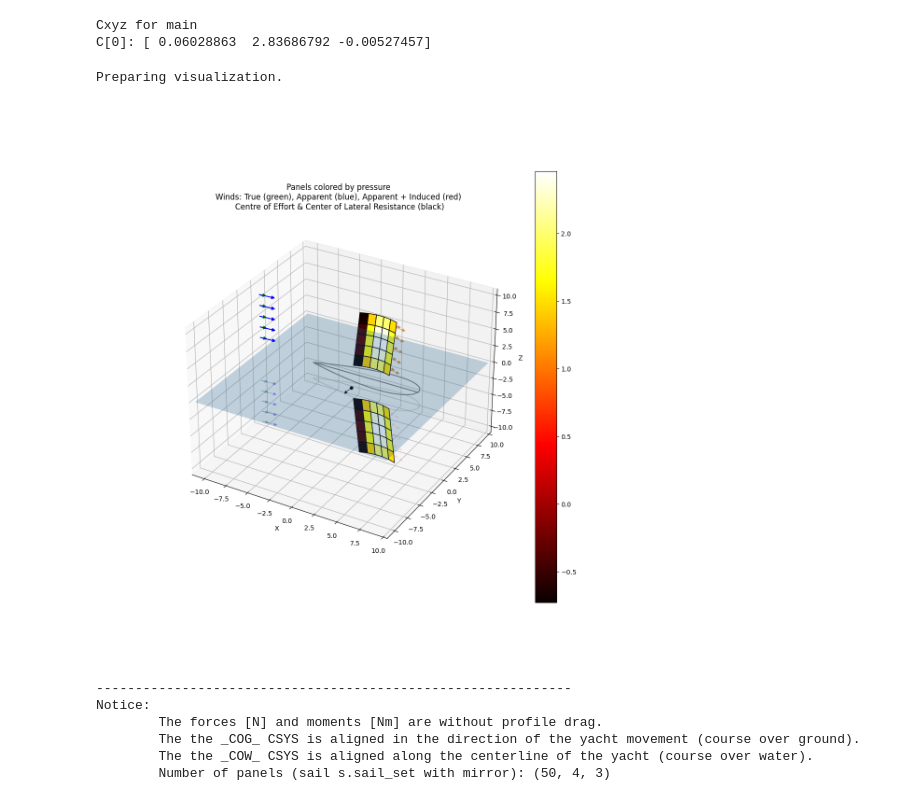
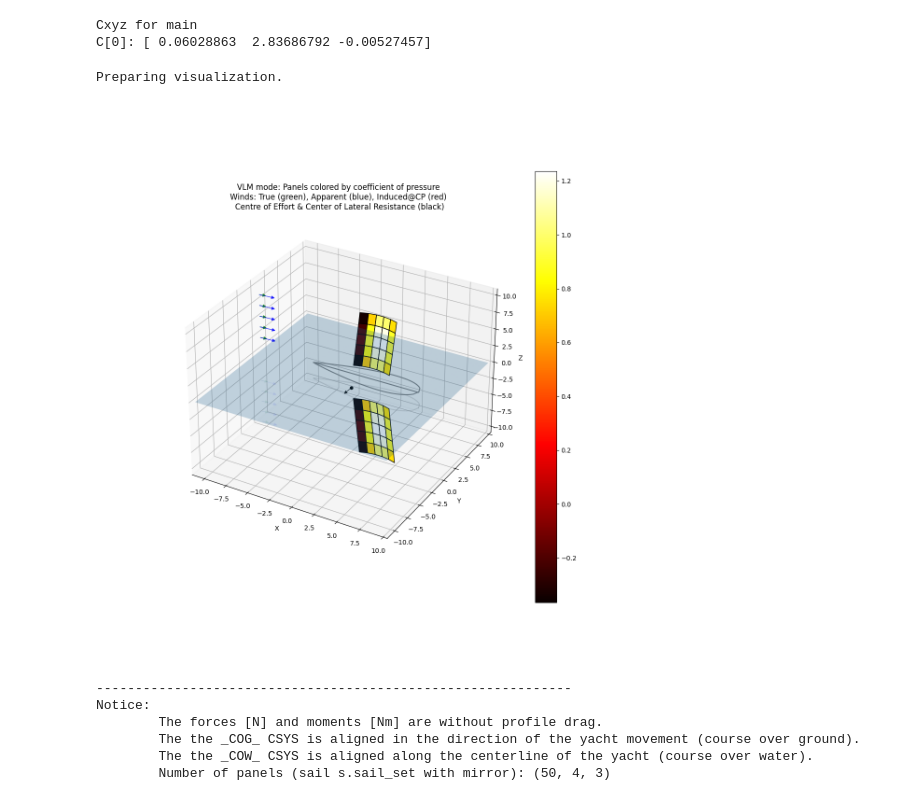
Before and after one commit to orgSailingVLM/pySailingVLM, a Jupyter notebook: pySailingVLM/examples/sweep_example.ipynb, the cells around one changed output. Saved outputs shown, nothing was run; the diff lists cells and outputs as text; code cells hidden in the pictures.

```diff
--- a/pySailingVLM/examples/sweep_example.ipynb
+++ b/pySailingVLM/examples/sweep_example.ipynb
@@ -26,7 +26,6 @@ solver_args = {
     'n_spanwise':  5,  # No of control points (above the water) per sail, recommended: 50
     'n_chordwise': 5, # No of control points (above the water) per sail, recommended: 50
     'interpolation_type': "linear",  # either "spline" or "linear"
-    'LLT_twist': "real_twist",  # defines how the Lifting Line discretize the sail twist.
 }
 
 conditions_args = {
@@ -167,11 +166,11 @@ C[0]: [ 0.06028863  2.83686792 -0.00527457]
 # %%
 %matplotlib widget
 print("Preparing visualization.")
-display_panels_xyz_and_winds(myvlm, inviscid_flow_results, myvlm.inlet_conditions, hull, show_plot=True, show_apparent_induced_wind=True) # add show_apparent_induced_wind=True for apparent + induced wind
+display_panels_xyz_and_winds(myvlm, inviscid_flow_results, myvlm.inlet_conditions, hull, show_plot=True, show_induced_wind=True, is_sailopt_mode=False)
 df_components, df_integrals, df_inlet_IC = save_results_to_file(myvlm, csys_transformations, inviscid_flow_results, s.sail_set, out.name, out.file_name)
 # %% [output]
 Preparing visualization.
-[figure, old version]
+[figure, new version]
 # %%
 print(f"-------------------------------------------------------------")
 print(f"Notice:\n"
```
Also changed, not shown: 6 other files.
